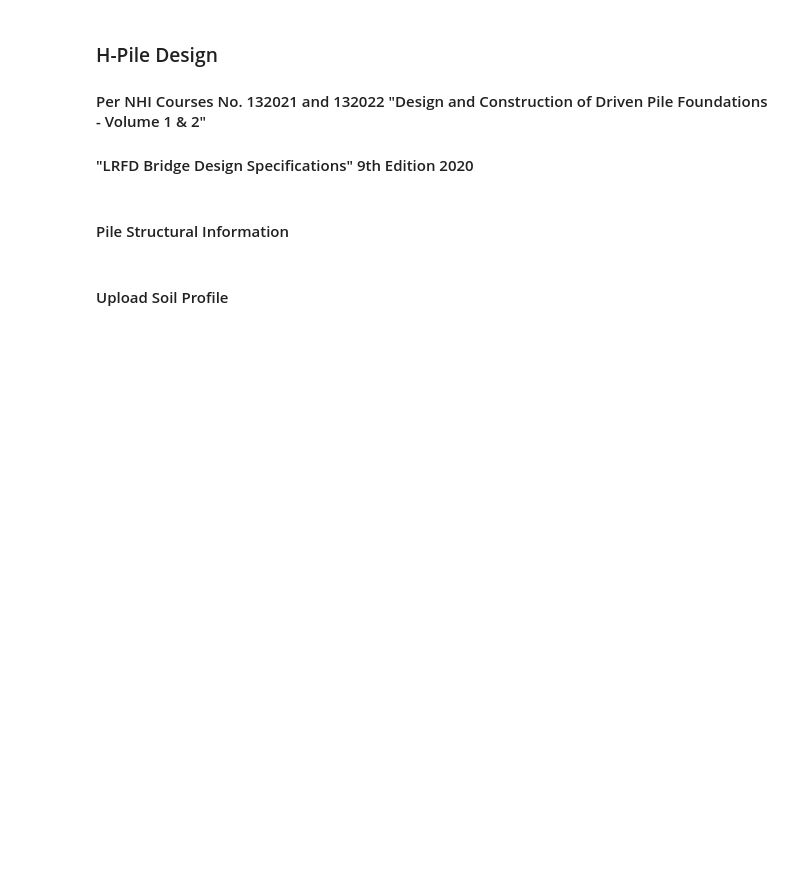
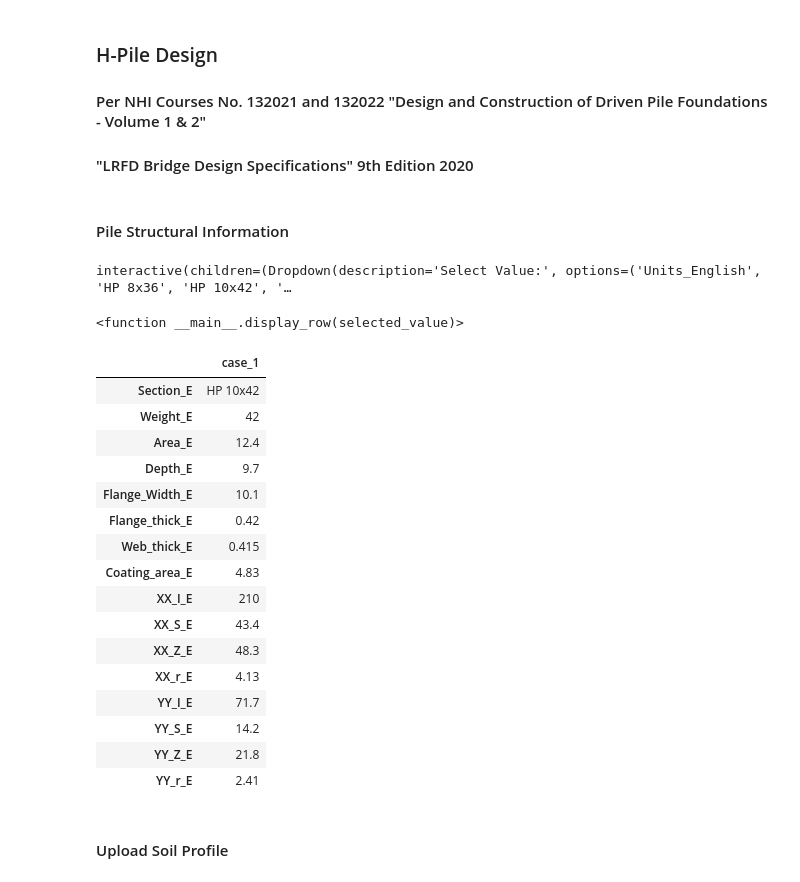
Before and after one commit to geotechnick/Geotechnical_Design, a Jupyter notebook: Pile_Design/H_Piles/H_Pile_Design.ipynb, the cells around one changed output. Saved outputs shown, nothing was run; the diff lists cells and outputs as text; code cells hidden in the pictures; blank space fills up the shorter version.

```diff
--- a/Pile_Design/H_Piles/H_Pile_Design.ipynb
+++ b/Pile_Design/H_Piles/H_Pile_Design.ipynb
@@ -27,14 +27,51 @@ dropdown = widgets.Dropdown(options=pile_names, description='Select Value:')
 
 # Function to display the selected row
 def display_row(selected_value):
-    global design_pile
-    design_pile = H_Pile[H_Pile['Section_E'] == selected_value] #creates dataframe that only has the selected value in it
+    global Pile_Info
+    Pile_Info = H_Pile[H_Pile['Section_E'] == selected_value] #creates dataframe that only has the selected value in it
     pile_units = H_Pile[H_Pile['Section_E'] == 'Units_English'] #create separate dataframe that has units
-    pile_display = pd.concat([design_pile, pile_units], ignore_index=True) #combine pile properties and pile units into single dataframe
+    pile_display = pd.concat([Pile_Info, pile_units], ignore_index=True) #combine pile properties and pile units into single dataframe
     display(pile_display.T)
+    Pile_Info = Pile_Info.T
 
 # Connect the dropdown widget to the display function using interact
 widgets.interact(display_row, selected_value=dropdown)
+# %% [output]
+interactive(children=(Dropdown(description='Select Value:', options=('Units_English', 'HP 8x36', 'HP 10x42', '…
+<function __main__.display_row(selected_value)>
+# %%
+# Assuming df is your DataFrame and you want to change the name of a column at column_number to 'case_1'
+column_number = 0  # Example column number
+new_column_name = 'case_1'
+
+# Get the list of current column names
+columns_list = list(Pile_Info.columns)
+
+# Modify the name of the column at the specified column_number
+columns_list[column_number] = new_column_name
+
+# Assign the modified list of column names back to the DataFrame
+Pile_Info.columns = columns_list
+
+Pile_Info
+# %% [output]
+|  | case_1 |
+| Section_E | HP 10x42 |
+| Weight_E | 42 |
+| Area_E | 12.4 |
+| Depth_E | 9.7 |
+| Flange_Width_E | 10.1 |
+| Flange_thick_E | 0.42 |
+| Web_thick_E | 0.415 |
+| Coating_area_E | 4.83 |
+| XX_I_E | 210 |
+| XX_S_E | 43.4 |
+| XX_Z_E | 48.3 |
+| XX_r_E | 4.13 |
+| YY_I_E | 71.7 |
+| YY_S_E | 14.2 |
+| YY_Z_E | 21.8 |
+| YY_r_E | 2.41 |
 # %% [markdown]
 #### Upload Soil Profile
 # %%
```
Also changed, not shown: parts of 10 cells of this notebook.
